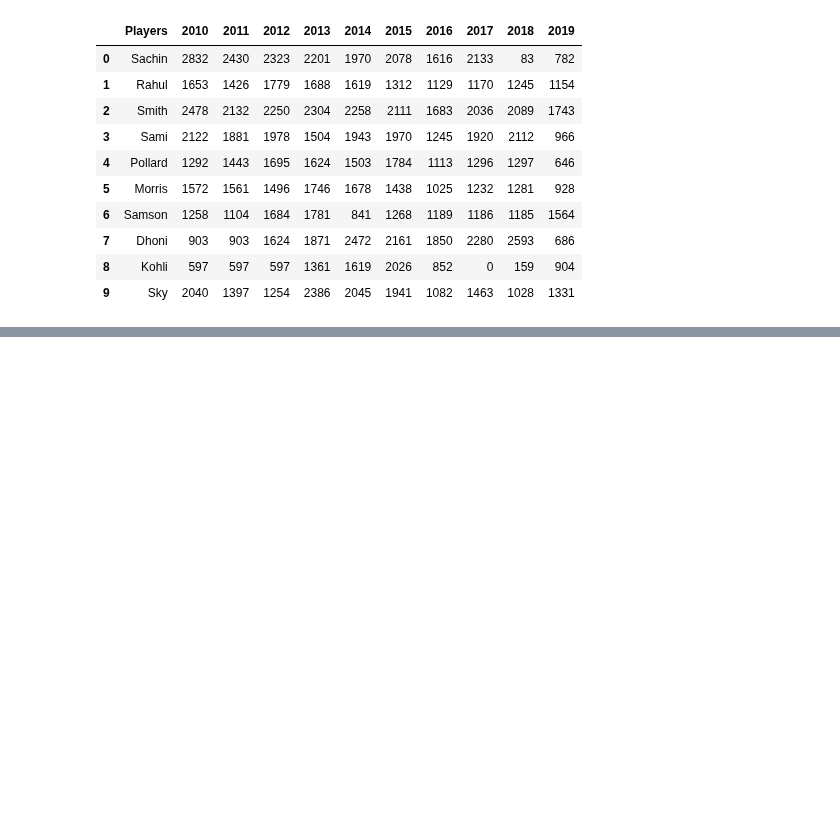
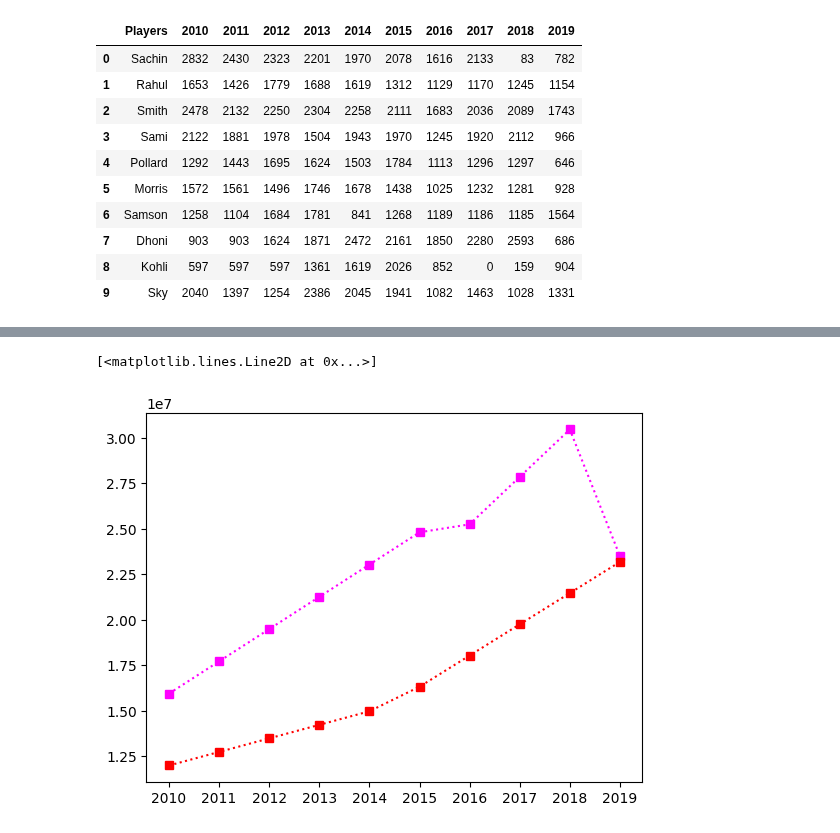
Before and after one commit to corpsedust/NareshIT, a Jupyter notebook: Self-practice(Tasks and IQ stuff)/IPL_DataAnalysis.ipynb, the cells around one changed output, grey strips where cells are left out. Saved outputs shown, nothing was run; the diff lists cells and outputs as text; code cells hidden in the pictures; blank space fills up the shorter version.

```diff
--- a/Self-practice(Tasks and IQ stuff)/IPL_DataAnalysis.ipynb
+++ b/Self-practice(Tasks and IQ stuff)/IPL_DataAnalysis.ipynb
@@ -264,6 +264,6 @@ df3
 | 8 | Kohli | 597 | 597 | 597 | 1361 | 1619 | 2026 | 852 | 0 | 159 | 904 |
 | 9 | Sky | 2040 | 1397 | 1254 | 2386 | 2045 | 1941 | 1082 | 1463 | 1028 | 1331 |
 # %%
-df.set_index("Players")
-df2.set_index("Players")
-df3.set_index("Players")
+df.set_index("Players", inplace= True)
+df2.set_index("Players", inplace = True)
+df3.set_index("Players", inplace = True)
@@ -286,0 +330,6 @@ KeyError: 'Sachin'
+# %%
+plt.plot(df.iloc[0], ls = "dotted", c = "magenta", marker = "s")
+plt.plot(df.iloc[1], ls = "dotted", c = "red", marker = "s")
+# %% [output]
+[<matplotlib.lines.Line2D at 0x...>]
+[figure, added]
```
Also changed, not shown: parts of 7 cells of this notebook.
